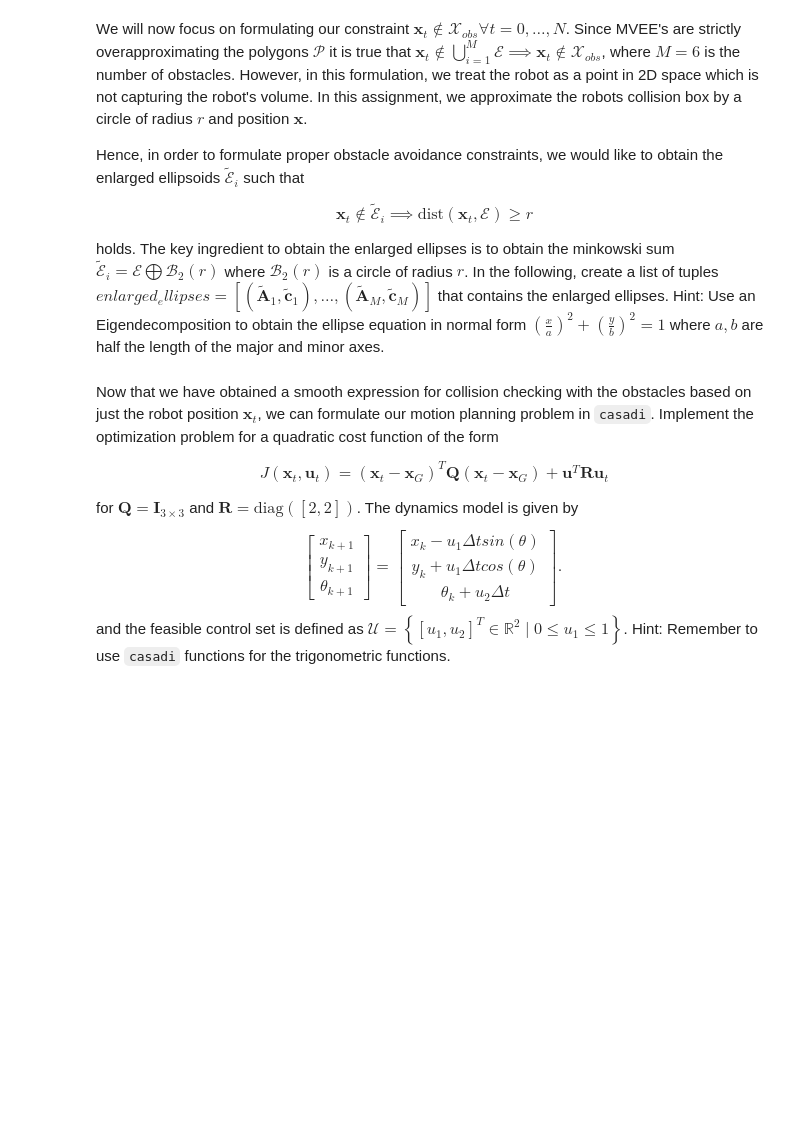
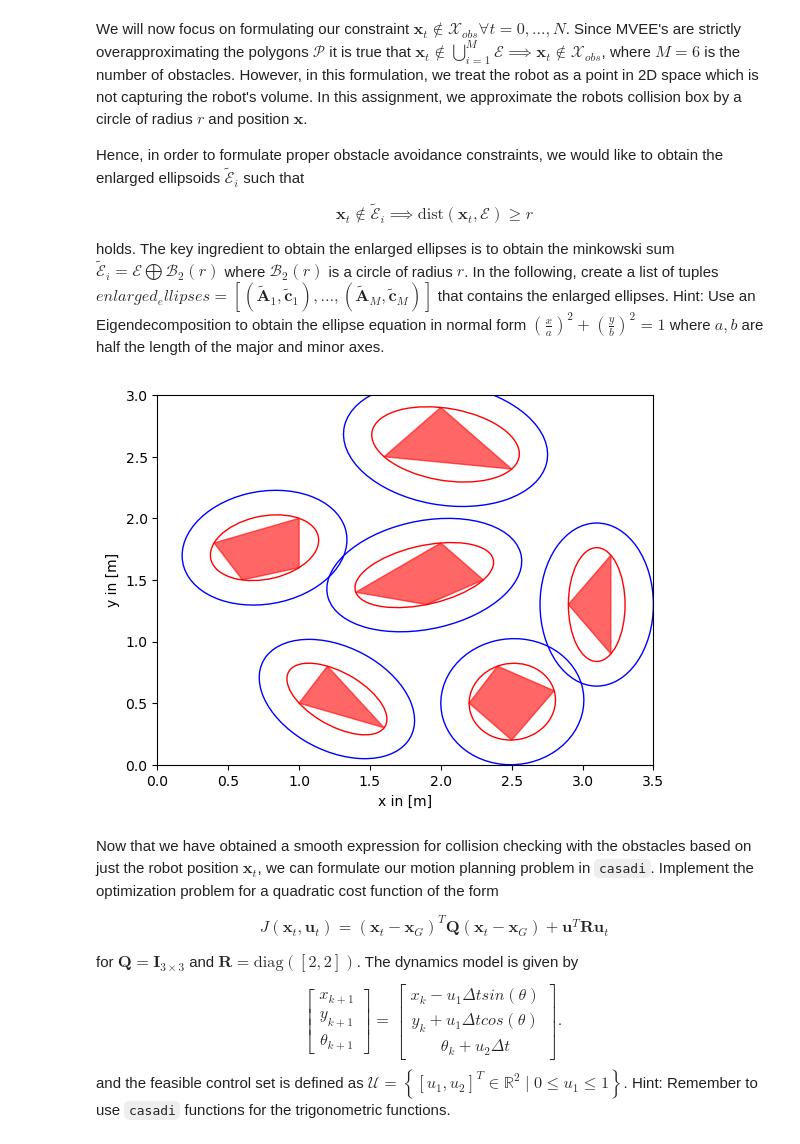
Before and after one commit to Dankzell/DD2416_labs, a Jupyter notebook: tut2_optimization.ipynb, the cells around one changed output. Cells and saved outputs as stored; diff of their text form; code cells hidden in the pictures; blank space fills up the shorter version.

```diff
--- a/tut2_optimization.ipynb
+++ b/tut2_optimization.ipynb
@@ -166,33 +163,41 @@ r = 0.2
 # init empty lists
 enlarged_ellipses = []
 
 # PUT YOUR CODE HERE
+for (A,c) in obstacle_ellipsoids:
+  Lambda, R = np.linalg.eigh(A)
+  enlarged_axis = (1.0 / np.sqrt(Lambda)) + r
+  enlarged_lamba = 1.0 / (enlarged_axis ** 2)
+  enlarged_A = R @ np.diag(enlarged_lamba) @ R.T
+  enlarged_ellipses.append((enlarged_A, c))
 
 # generate plot objects
 enlarged_ellipses_patches = []
 for (A, c) in enlarged_ellipses:
   Lambda, R = np.linalg.eig(A)
   width = 2 * sqrt(1 / Lambda[0])
   height = 2 * sqrt(1 / Lambda[1])
   angle = atan2(R[1, 0], R[0, 0]) * 180 / pi
   ellipse = Ellipse(c, width, height, angle=angle, facecolor='none')
   ellipse.set_edgecolor([0, 0, 1])
   enlarged_ellipses_patches.append(ellipse)
 
 fig, ax = plt.subplots()
 
 for e_ in enlarged_ellipses_patches:
     ax.add_artist(copy(e_))
 
 for e in ellipses:
     ax.add_artist(copy(e))
 
 ax.add_collection(deepcopy(p_col))
 ax.set_xlim([0,3.5])
 ax.set_ylim([0,3])
 ax.set_xlabel("x in [m]")
 ax.set_ylabel("y in [m]")
 plt.show()
+# %% [output]
+[figure, added]
 # %% [markdown]
 Now that we have obtained a smooth expression for collision checking with the obstacles based on just the robot position $\mathbf{x}_t$, we can formulate our motion planning problem in `casadi`. Implement the optimization problem for a quadratic cost function of the form
 \begin{align}
```
Also changed, not shown: parts of 16 cells of this notebook.
